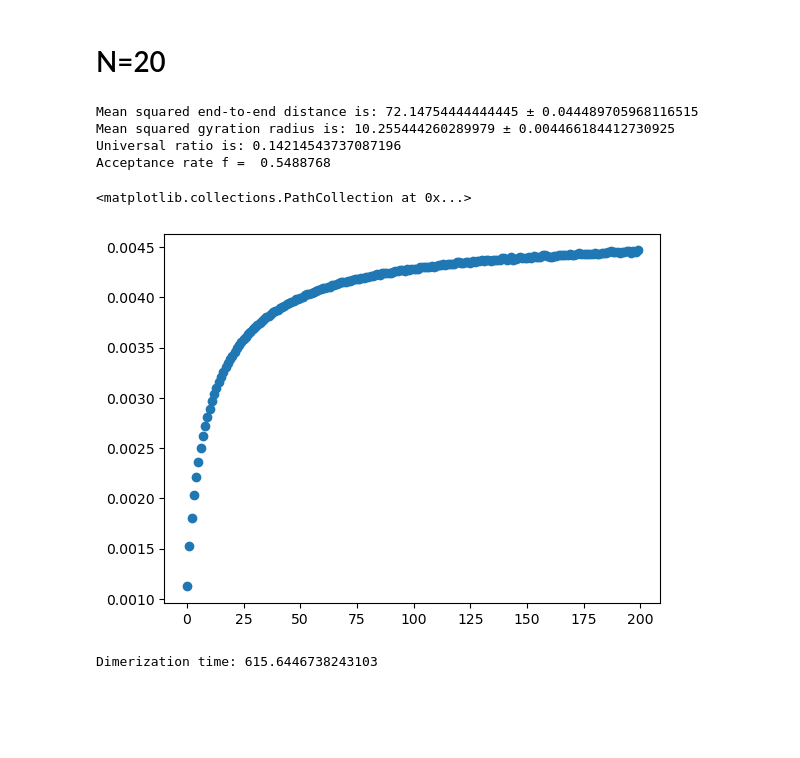
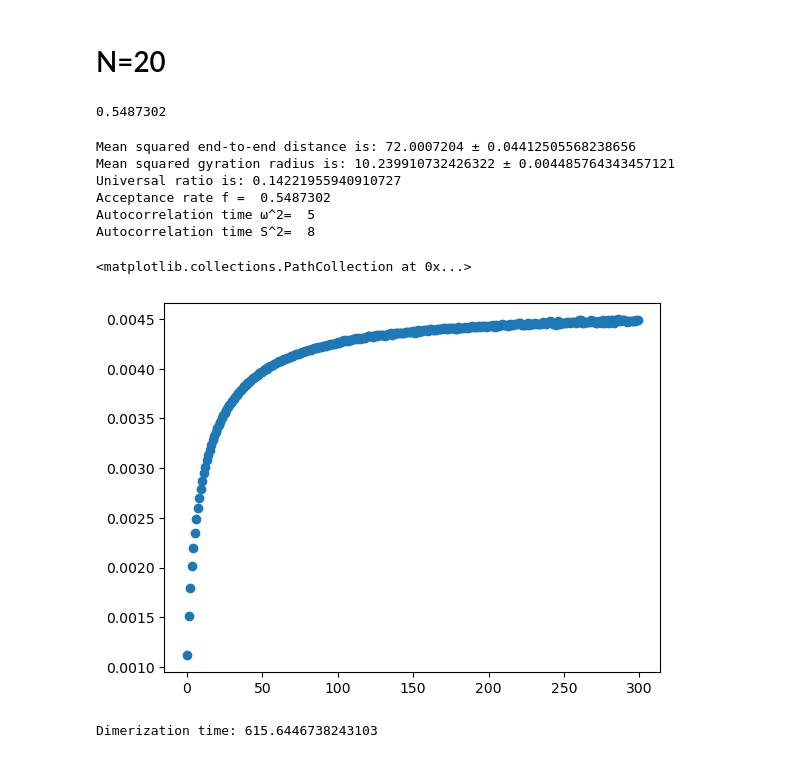
Before and after one commit to mandus24/ComputationalPhysics, a Jupyter notebook: polymer/polymer.ipynb, the cells around one changed output. Saved outputs shown, nothing was run; the diff lists cells and outputs as text; code cells hidden in the pictures; blank space fills up the shorter version.

```diff
--- a/polymer/polymer.ipynb
+++ b/polymer/polymer.ipynb
@@ -142,7 +138,8 @@ def pivot_step(coord):
         print("pivot = ",pivot)
     to_be_operated = coord[:,pivot:]
     to_be_operated = (to_be_operated.T-to_be_operated[:,0]).T
-    operated = symmetry_op(to_be_operated)
+    operated, g = symmetry_op(to_be_operated)
+    accepted[1,g] +=1
     operated = (operated.T+coord[:,pivot]).T
 
     coord_new = np.concatenate((coord[:,:pivot],operated),axis=1)
@@ -152,7 +149,7 @@ def pivot_step(coord):
             print("Not selfavoidant")
         return coord
     else:
-        accepted +=1
+        accepted[0,g] +=1
         return coord_new
 # %%
 def squared_end_to_end(coord):
@@ -169,14 +166,13 @@ def squared_gyration(coord):
 # %%
 def pivot_run(coord,iterations):
     global accepted
-    accepted = 0
     ω_squared = []
     S_squared = []
     for i in tqdm(range(iterations)):
         coord = pivot_step(coord)
         ω_squared.append(squared_end_to_end(coord))
         S_squared.append(squared_gyration(coord))
-    return ω_squared, S_squared, accepted/iterations
+    return ω_squared, S_squared, accepted
 # %%
 def autocorrelation(timeseries, mean=None):
     timeseries = np.array(timeseries)
@@ -279,30 +285,45 @@ coord = initial_SAW(N)
 accepted = 0
 debug = 0
 ω_squared, S_squared,f = pivot_run(coord,iterations)
+# %%
+np.random.seed(1234)
+iterations = 10**7
+N=21
+coord = initial_SAW(N)
+accepted = np.zeros((2,7))
+debug = 0
+ω_squared, S_squared, accepted = pivot_run(coord,iterations)
+f = np.sum(accepted[0,:])/np.sum(accepted[1,:])
+f_ops = accepted[0,:]/accepted[1,:]
+print(f)
+# %% [output]
+0.5487302
 # %%
-error_ω_squared,τ_int_bin_ω_squared  = binning_analyis(ω_squared,200)
-error_S_squared,τ_int_bin_S_squared  = binning_analyis(S_squared,200)
-uncorrelated_ω_squared = ω_squared[::τ_int_bin_ω_squared]
-uncorrelated_S_squared = S_squared[::τ_int_bin_S_squared]
-mean_ω_squared = np.mean(uncorrelated_ω_squared)
-mean_S_squared = np.mean(uncorrelated_S_squared)
+
+error_ω_squared,τ_int_bin_ω_squared  = binning_analyis(ω_squared,300)
+error_S_squared,τ_int_bin_S_squared  = binning_analyis(S_squared,300)
+mean_ω_squared = np.mean(ω_squared)
+mean_S_squared = np.mean(S_squared)
 ur = mean_S_squared/mean_ω_squared
-
 
 print(f"Mean squared end-to-end distance is: {mean_ω_squared} ± {error_ω_squared[-1]}")
 print(f"Mean squared gyration radius is: {mean_S_squared} ± {error_S_squared[-1]}")
 print(f"Universal ratio is: {ur}")
 print(f"Acceptance rate f = ",f)
+print(f"Autocorrelation time ω^2= ",τ_int_bin_ω_squared)
+print(f"Autocorrelation time S^2= ",τ_int_bin_S_squared )
 # %% [output]
-Mean squared end-to-end distance is: 72.14754444444445 ± 0.044489705968116515
-Mean squared gyration radius is: 10.255444260289979 ± 0.004466184412730925
-Universal ratio is: 0.14214543737087196
-Acceptance rate f =  0.5488768
+Mean squared end-to-end distance is: 72.0007204 ± 0.04412505568238656
+Mean squared gyration radius is: 10.239910732426322 ± 0.004485764343457121
+Universal ratio is: 0.14221955940910727
+Acceptance rate f =  0.5487302
+Autocorrelation time ω^2=  5
+Autocorrelation time S^2=  8
 # %%
-plt.scatter(range(200),error_S_squared)
+plt.scatter(range(300),error_S_squared)
 # %% [output]
 <matplotlib.collections.PathCollection at 0x...>
-[figure, old version]
+[figure, new version]
 # %%
 np.random.seed(43210)
 iterations = 10**6
```
Also changed, not shown: parts of 9 cells of this notebook, 2 other files.
